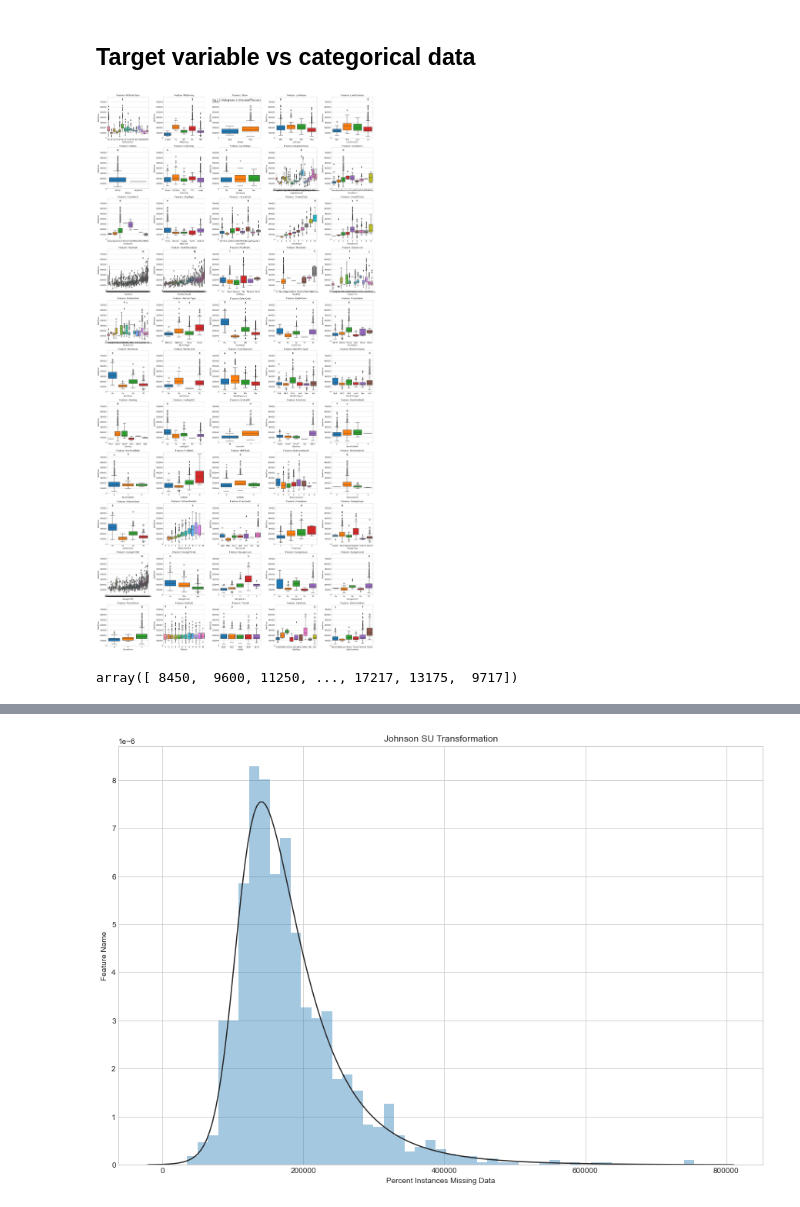
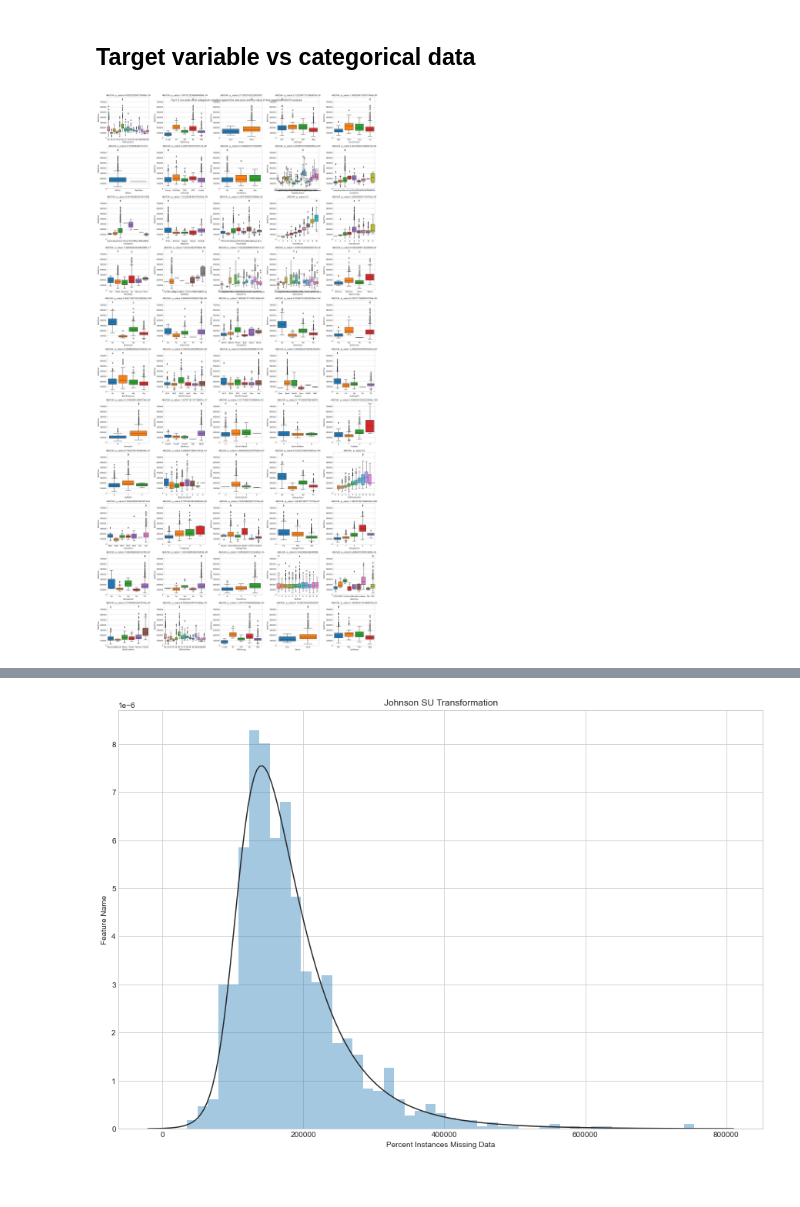
Before and after one commit to Murotiwamambo/House-Price-Predicitions, a Jupyter notebook: Exploratory Data Analysis.ipynb, the cells around one changed output, grey strips where cells are left out. Drawn from its saved outputs; the diff is of its cells as text; code cells hidden in the pictures.

```diff
--- a/Exploratory Data Analysis.ipynb
+++ b/Exploratory Data Analysis.ipynb
@@ -453,7 +480,7 @@ Similar to the histrograms made for numerical variables, we will make to count p
 
 Sometimes, you have several catefories and one that is overly dominant. It usually makes sense to group all other categories into a single category. However, this risks grouping categories with significally different relationships to the target price. Therefore, it can easily create more problems than solutions. I suggest dropping imbalanced categorical features and following the grouping approach later on to optize the model.
 # %%
-fig,axes = plt.subplots(11,5, figsize=(15,25))
+fig,axes = plt.subplots(10,5, figsize=(15,25))
 fig.suptitle('Fig 3.3: Count Plots of all categorical features', fontsize=13)
 
 for i, ax in enumerate(axes.flatten()):
@@ -526,15 +553,14 @@ def getLogTransData(feature, target, df):
     return current_feature_list
 # %%
 
-
 # defining the grid and figure size
-fig, axes = plt.subplots(16, 4, figsize=(25,40), sharey=False)
+fig, axes = plt.subplots(22, 4, figsize=(25,40), sharey=False)
 fig.suptitle('Fig 4.1: Scatter plots of all fatures vs the target variable', fontsize=13)
 
 # outer loop to iterate the classes / rows
-for i in range(16):
+for i in range(22):
     target = "SalePrice"
-    feature = numeric_df_columns_no_sale_price[i]
+    feature = numeric_df_columns[i]
     new_feature_vectors = getLogTransData(feature=feature, target=target, df=numeric_df)
 
     # inner loop to populate the columns in each row
@@ -567,0 +591,13 @@ plt.show()
+# %%
+corr = numeric_df.corr()# calulating a correlation matrix of the data
+
+# plotting the correlation matrix in a heatmap
+fig, ax = plt.subplots(figsize=(15, 10))
+fig.suptitle('Fig 4.2: Correlation matrix of all fatures vs the target variable', fontsize=13)
+
+
+ax = sns.heatmap(corr,
+                 vmin=-1,
+                 vmax=1,
+                 annot=True,
+                 cmap = "flare")
@@ -568,16 +622,28 @@ plt.show()
 # %% [markdown]
 ## Target variable vs categorical data
 # %%
+catergorical_with_saleprice_df = catergorical_df
+catergorical_with_saleprice_df["SalePrice"] = raw_df.SalePrice
+
+
 fig,axes = plt.subplots(11,5, figsize=(20,40))
-fig.suptitle('Fig 3.2: Histograms of all numeric features', fontsize=13)
+fig.suptitle('Fig 4.3: box plots of all categorical variables against the sale price and a p-value of their respective ANOVA analysis', fontsize=13)
 
 for i, ax in enumerate(axes.flatten()):
+    if i > 50:
+        i=i-51
+
+    # anoa analysis to see if there are differences between the means
+    res = stat()
+
+    res.anova_stat(df=catergorical_with_saleprice_df, res_var='SalePrice', anova_model=f'SalePrice ~ {catergorical_df.columns[i]}')
+    p_value = res.anova_summary["PR(>F)"][0]
+
+
     ax = sns.boxplot(x=f"{catergorical_df.columns[i]}", y="SalePrice", data=raw_df,saturation=1, ax=ax)
-    #xlabels = (f'xticklabel {tick}' for tick in list(raw_df[f"{catergorical_df.columns[i]}"].unique()))
-    ax.set_title(f"Feature: {catergorical_df.columns[i]}")
-    #ax.set_xticklabels(raw_df[f"{catergorical_df.columns[i]}"], rotation=40, rotation_mode="anchor")
+    ax.set_title(f"ANOVA  p_value:{p_value}")
 
 fig.subplots_adjust(wspace=0.2, hspace=0.3, top =10)
 fig.tight_layout()
 # %% [output]
-[figure, old version]
+[figure, new version]
@@ -586,4 +649,0 @@ fig.tight_layout()
-# %%
-xlabels
-# %% [output]
-array([ 8450,  9600, 11250, ..., 17217, 13175,  9717])
```
Also changed, not shown: parts of 26 cells of this notebook.
